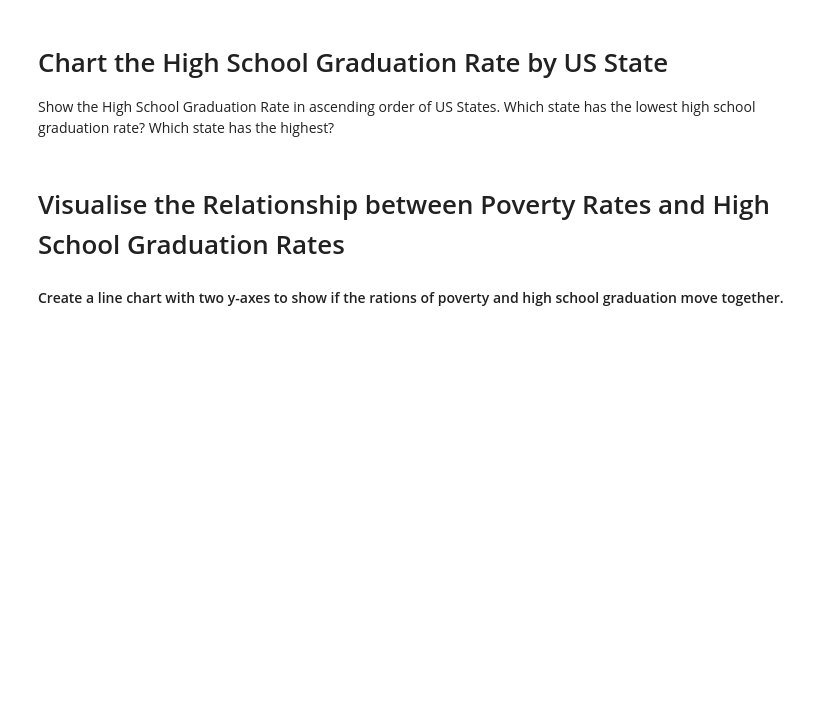
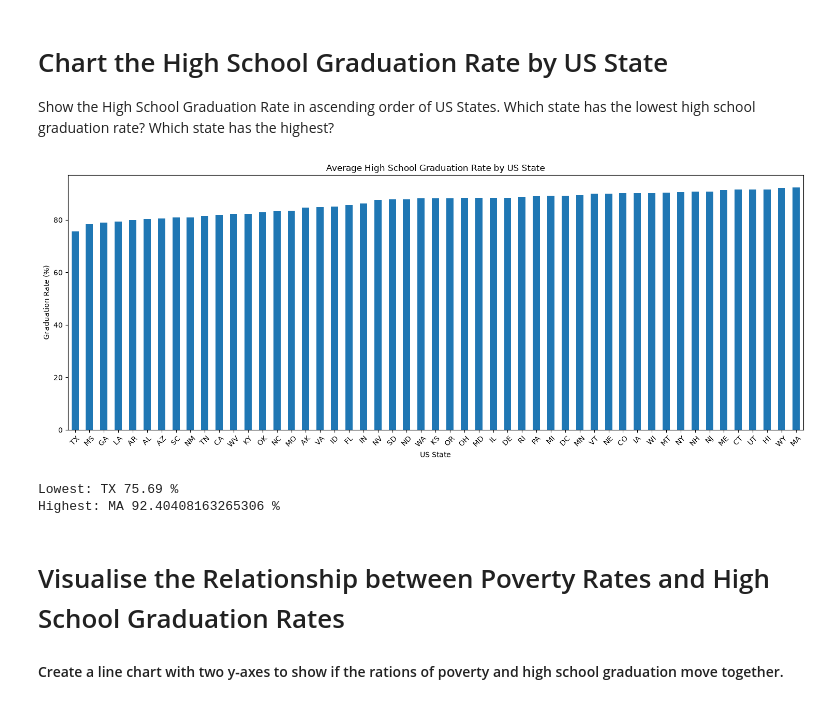
Before and after one commit to manoghna9/100-Days-Python-Projects, a Jupyter notebook: Day100-FatalForce/Fatal_Force_(start).ipynb, the cells around one changed output. Drawn from its saved outputs; the diff is of its cells as text; code cells hidden in the pictures; blank space fills up the shorter version.

```diff
--- a/Day100-FatalForce/Fatal_Force_(start).ipynb
+++ b/Day100-FatalForce/Fatal_Force_(start).ipynb
@@ -66,6 +237,31 @@ Create a bar chart that ranks the poverty rate from highest to lowest by US stat
 # Chart the High School Graduation Rate by US State
 
 Show the High School Graduation Rate in ascending order of US States. Which state has the lowest high school graduation rate? Which state has the highest?
+# %%
+df_pct_completed_hs['percent_completed_hs'] = pd.to_numeric(
+    df_pct_completed_hs['percent_completed_hs'], errors='coerce'
+)
+
+hs_by_state = df_pct_completed_hs.groupby(
+    'Geographic Area'
+)['percent_completed_hs'].mean().sort_values(ascending=True)
+
+plt.figure(figsize=(15, 6))
+hs_by_state.plot(kind='bar')
+plt.title('Average High School Graduation Rate by US State')
+plt.xlabel('US State')
+plt.ylabel('Graduation Rate (%)')
+plt.xticks(rotation=45)
+plt.tight_layout()
+plt.show()
+# %% [output]
+[figure, added]
+# %%
+print("Lowest:", hs_by_state.idxmin(), hs_by_state.min(), "%")
+print("Highest:", hs_by_state.idxmax(), hs_by_state.max(), "%")
+# %% [output]
+Lowest: TX 75.69 %
+Highest: MA 92.40408163265306 %
 # %% [markdown]
 # Visualise the Relationship between Poverty Rates and High School Graduation Rates
 
```
Also changed, not shown: parts of 52 cells of this notebook.
